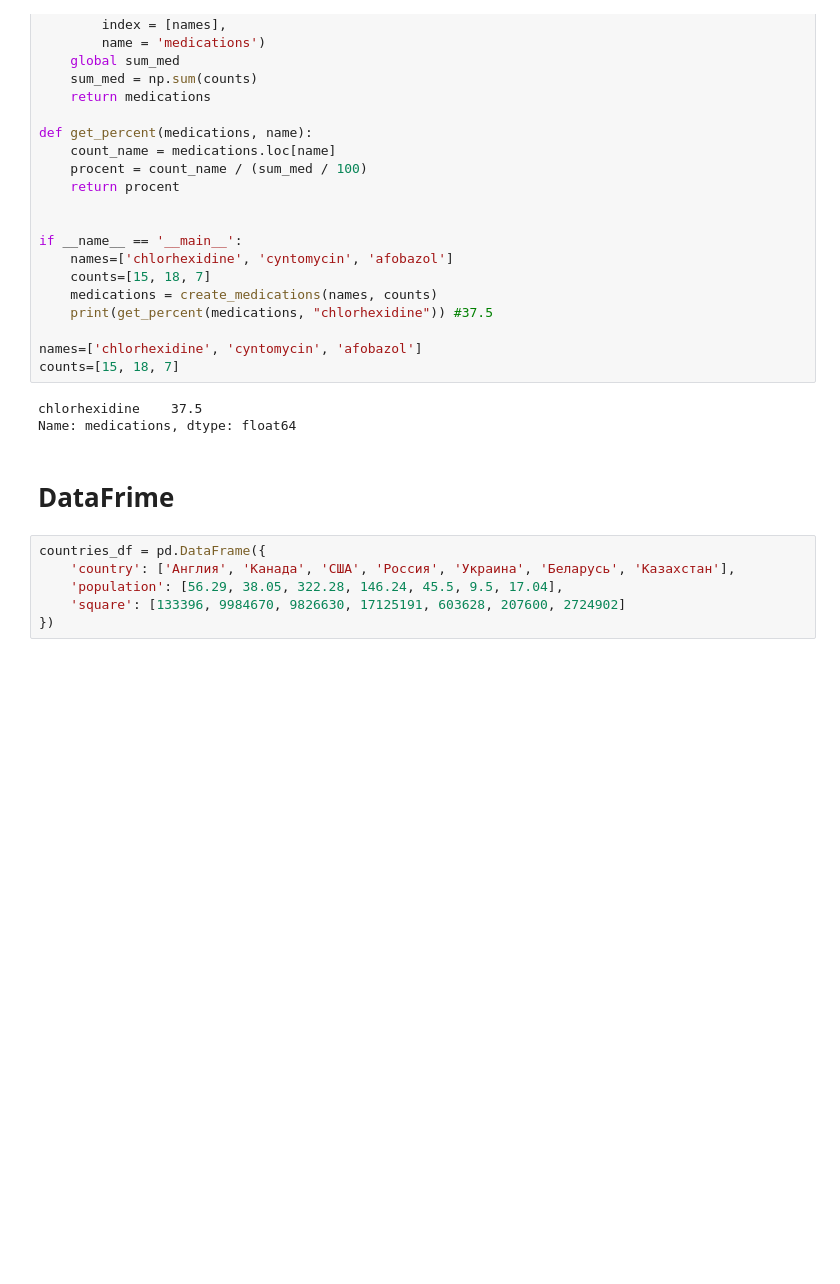
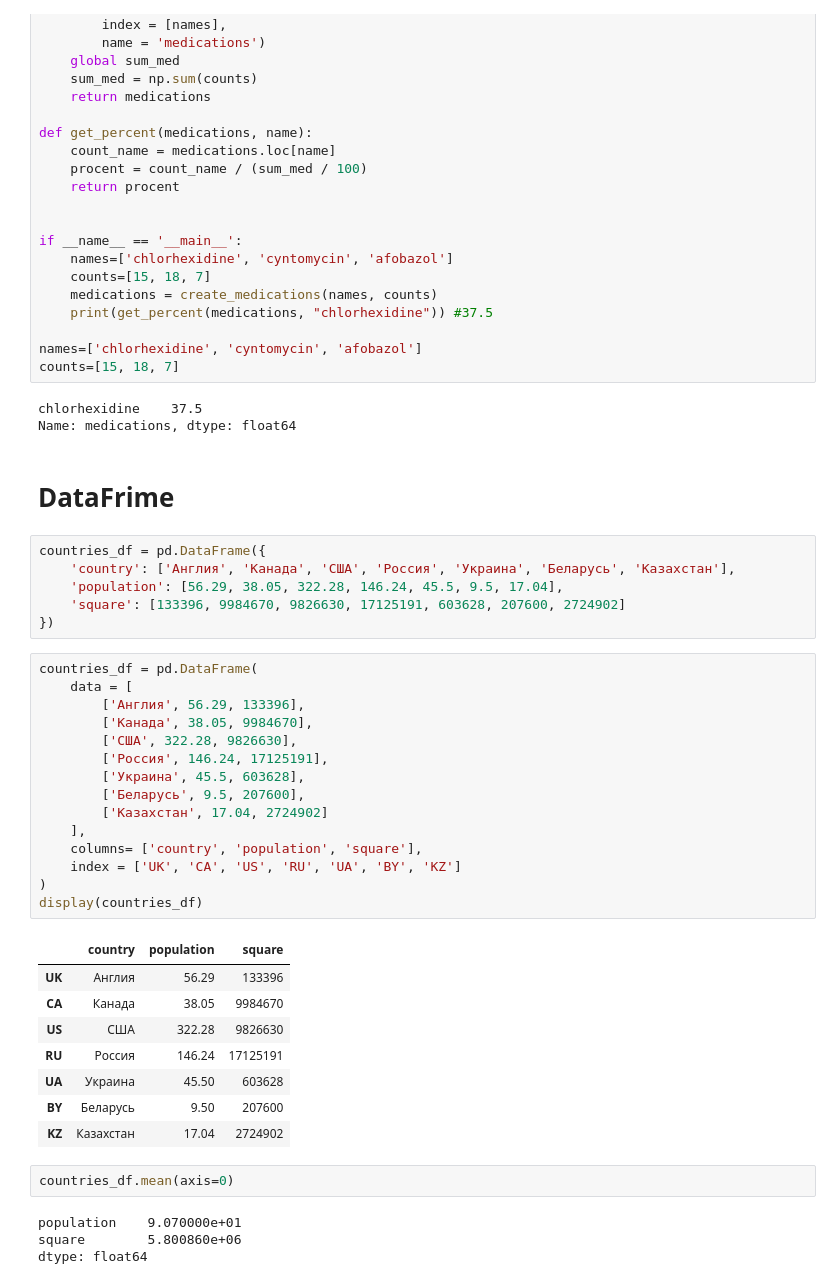
Before and after one commit to Ellana555/PythonBase, a Jupyter notebook: Pandas.ipynb, the cells around one changed output. Saved outputs shown, nothing was run; the diff lists cells and outputs as text; blank space fills up the shorter version.

```diff
--- a/Pandas.ipynb
+++ b/Pandas.ipynb
@@ -122,3 +122,33 @@ countries_df = pd.DataFrame({
     'population': [56.29, 38.05, 322.28, 146.24, 45.5, 9.5, 17.04],
     'square': [133396, 9984670, 9826630, 17125191, 603628, 207600, 2724902]
 })
+# %%
+countries_df = pd.DataFrame(
+    data = [
+        ['Англия', 56.29, 133396],
+        ['Канада', 38.05, 9984670],
+        ['США', 322.28, 9826630],
+        ['Россия', 146.24, 17125191],
+        ['Украина', 45.5, 603628],
+        ['Беларусь', 9.5, 207600],
+        ['Казахстан', 17.04, 2724902]
+    ],
+    columns= ['country', 'population', 'square'],
+    index = ['UK', 'CA', 'US', 'RU', 'UA', 'BY', 'KZ']
+)
+display(countries_df)
+# %% [output]
+|  | country | population | square |
+| UK | Англия | 56.29 | 133396 |
+| CA | Канада | 38.05 | 9984670 |
+| US | США | 322.28 | 9826630 |
+| RU | Россия | 146.24 | 17125191 |
+| UA | Украина | 45.50 | 603628 |
+| BY | Беларусь | 9.50 | 207600 |
+| KZ | Казахстан | 17.04 | 2724902 |
+# %%
+countries_df.mean(axis=0)
+# %% [output]
+population    9.070000e+01
+square        5.800860e+06
+dtype: float64
```
Also changed, not shown: parts of 11 cells of this notebook.
